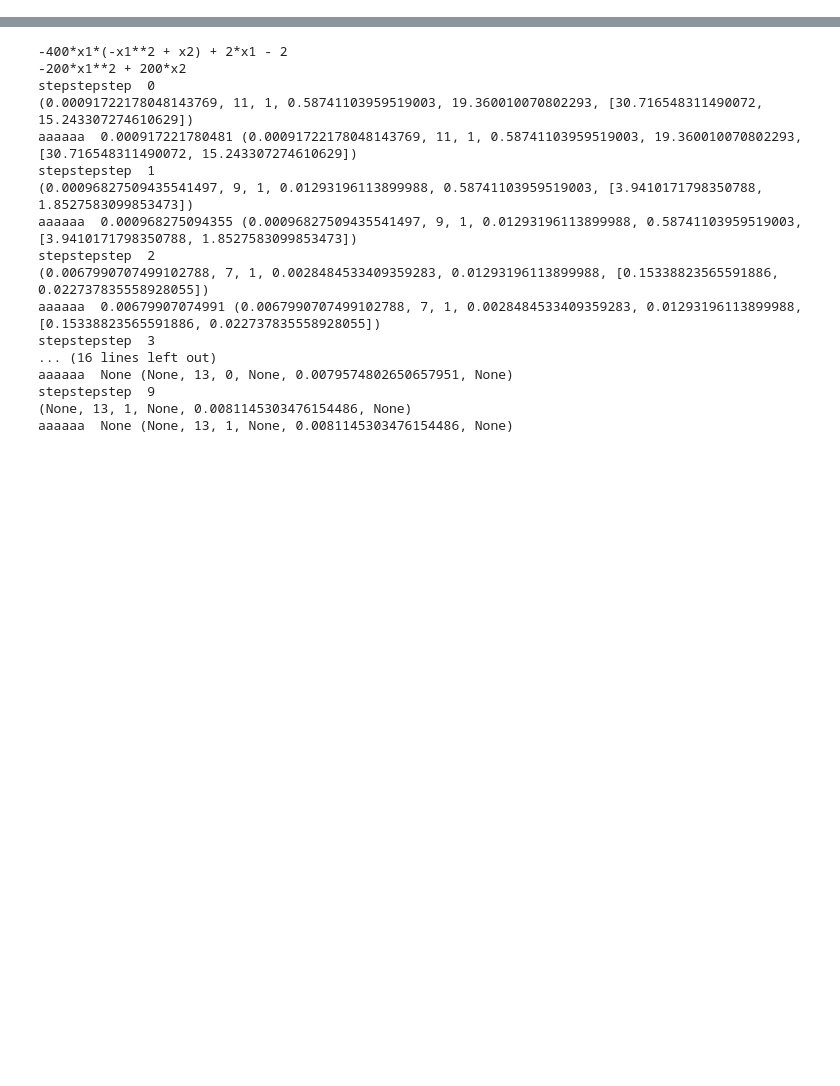
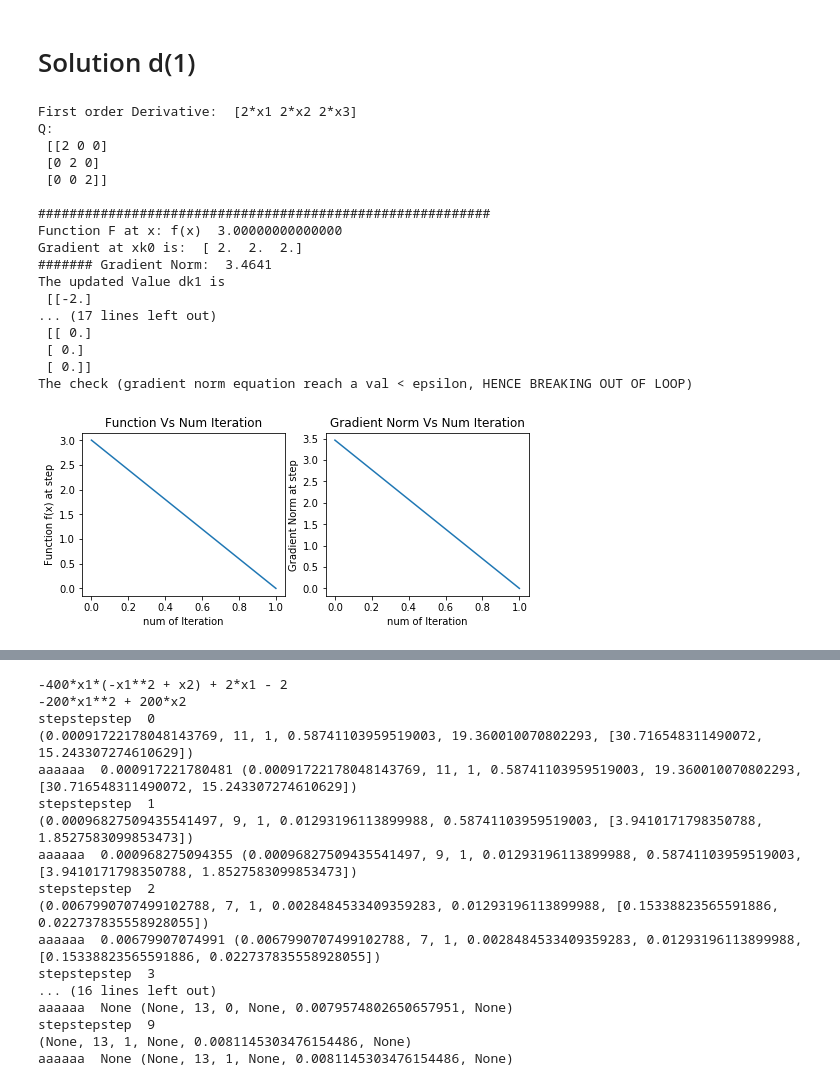
Before and after one commit to Sardhendu/Study, a Jupyter notebook: OptimizationEngg/Project/ConjugateGradient.ipynb, the cells around one changed output, grey strips where cells are left out. Drawn from its saved outputs; the diff is of its cells as text; code cells hidden in the pictures; blank space fills up the shorter version.

```diff
--- a/OptimizationEngg/Project/ConjugateGradient.ipynb
+++ b/OptimizationEngg/Project/ConjugateGradient.ipynb
@@ -132,0 +145,40 @@ def plot(x_arr, rows=1, columns=2, figsize=(12, 6)):
+# %% [markdown]
+# Solution d(1)
+# %%
+x1 = Symbol('x1')
+x2 = Symbol('x2')
+x3 = Symbol('x3')
+
+f = pow(x1,2) + pow(x2,2) + pow(x3,2)
+deriv_1 = np.array([f.diff(x1), f.diff(x2), f.diff(x3)])
+print ('First order Derivative: ', deriv_1)
+Q = np.array([[2,0,0],[0,2,0],[0,0,2]])  # Q is obtained by converting the funciton into quadratic form, which is equivallent to 2nd order derivative in all our case
+print ('Q: \n', Q)
+
+# Initialize Xk
+xk = np.array([1,1,1], dtype=float).reshape(3,1)
+
+fx_array, gradientNorm_arr = iterateNonQuadratic(f, xk, deriv_1, Q,
+                                                 numFeatures=3, numSteps=10,
+                                                 should_print=1,evalQ=False)
+
+plot([fx_array, gradientNorm_arr])
+# %% [output]
+First order Derivative:  [2*x1 2*x2 2*x3]
+Q:
+ [[2 0 0]
+ [0 2 0]
+ [0 0 2]]
+
+##########################################################
+Function F at x: f(x)  3.00000000000000
+Gradient at xk0 is:  [ 2.  2.  2.]
+####### Gradient Norm:  3.4641
+The updated Value dk1 is
+ [[-2.]
+... (17 lines left out)
+ [[ 0.]
+ [ 0.]
+ [ 0.]]
+The check (gradient norm equation reach a val < epsilon, HENCE BREAKING OUT OF LOOP)
+[figure, added]
```
Also changed, not shown: parts of 14 cells of this notebook, 2 other files.
